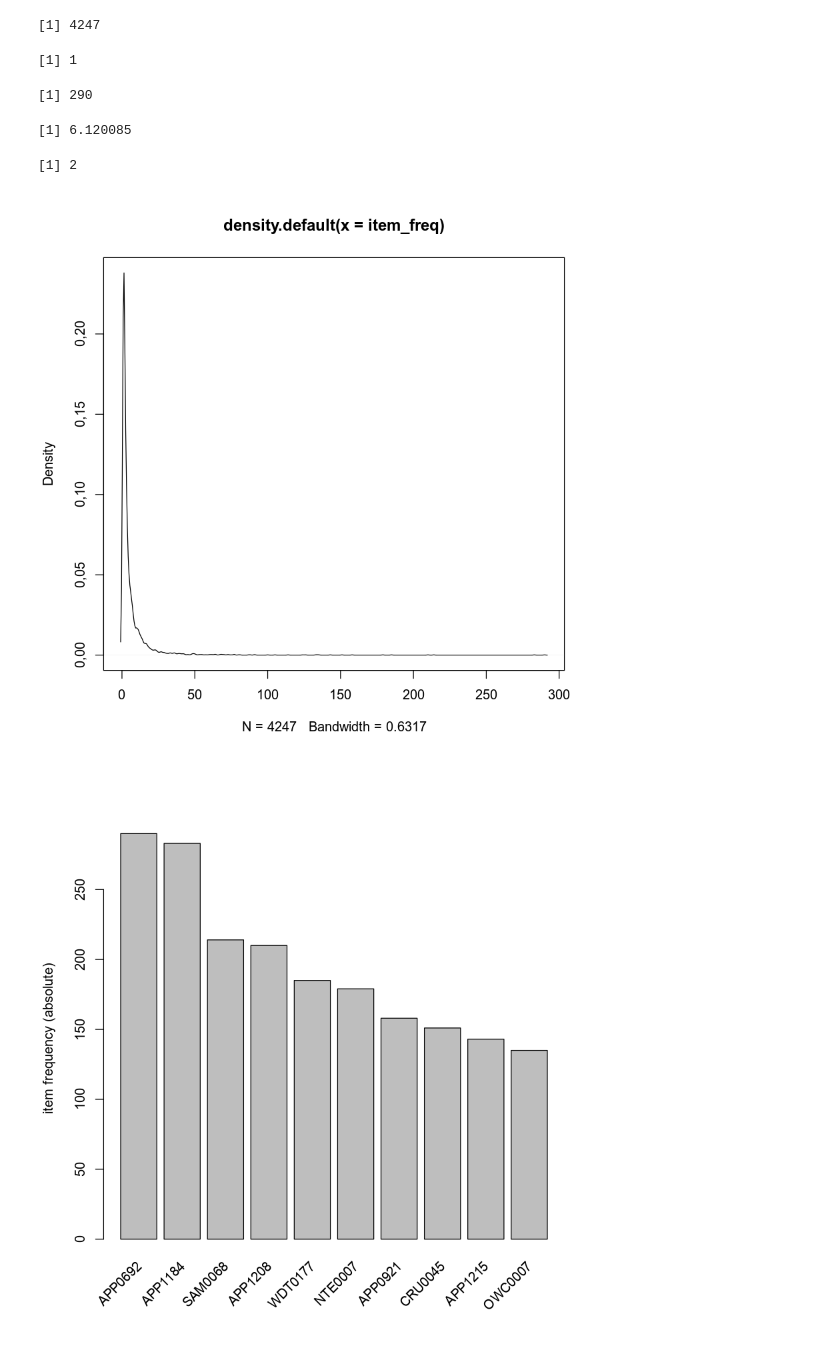
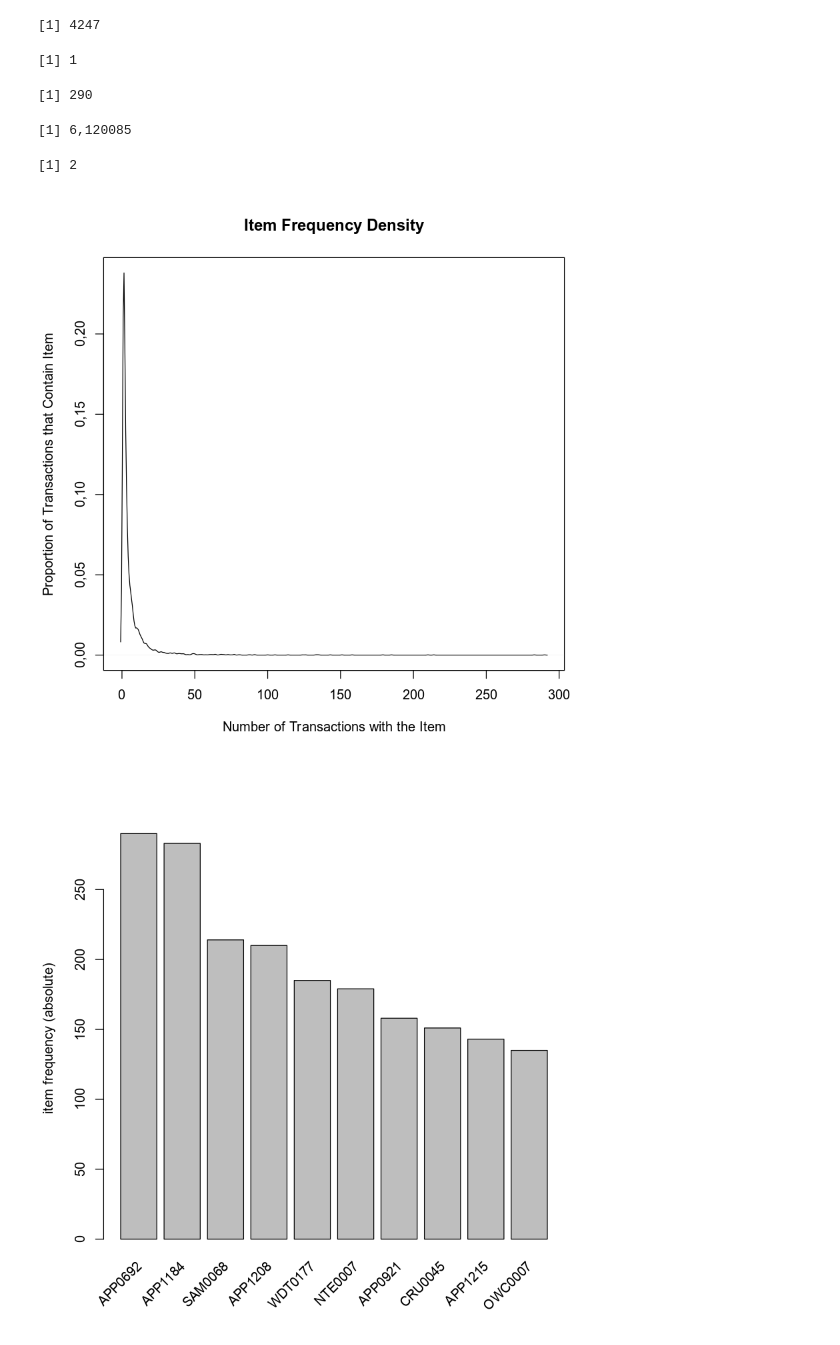
Before and after one commit to TuomoKareoja/product-associations-discovery, a Jupyter notebook: notebooks/exploratory/apriori_exploration.ipynb, the cells around one changed output. Cells and saved outputs as stored; diff of their text form; code cells hidden in the pictures.

```diff
--- a/notebooks/exploratory/apriori_exploration.ipynb
+++ b/notebooks/exploratory/apriori_exploration.ipynb
@@ -3,8 +3,9 @@ library(arules)
 library(arulesViz)
 library(dplyr)
 # %%
-# Reading the unmodified raw data
+# Reading the unmodified raw transcations data and product category labels
 data_trans <- arules::read.transactions("../../data/raw/trans.csv", sep=',', format='basket', header=TRUE)
+data_cat <- read.csv('../../data/processed/product_categories.csv')
 # %%
 arules::inspect(head(data_trans))
 # %% [output]
@@ -15,3 +16,13 @@ arules::inspect(head(data_trans))
 [4] {APP0432,APP1457,APP2487,APP2552,BOS0059}
 [5] {APP1208,APP1459,ELA0004,LAC0221,LGE0038}
 [6] {APP1916,APP2498}
+# %%
+# Adding item group category from categories extracted from the pdf. Some missing values for categories
+items <- arules::itemInfo(data_trans)
+names(data_cat) <- c('labels', 'level1')
+items_with_cat <- merge(x=items, y=data_cat, by = "labels", all.x=TRUE)
+summary(items_with_cat)
+head(items_with_cat)
+
+# assigning the labels to the data
+arules::itemInfo(data_trans) <- items_with_cat
@@ -33,17 +62,17 @@ length(arules::itemLabels(data_trans))
 # %% [output]
 [1] 4247
 # %%
-# There are very few items that make the bulk of the sales and long tale of rarely bought items
+# Most of the items only appear only in few transactions, with a clear median of 2 (check plot below)
 item_freq <- arules::itemFrequency(data_trans, type='absolute')
 min(item_freq)
 max(item_freq)
 mean(item_freq)
 median(item_freq)
-plot(density(item_freq))
+plot(density(item_freq), main = 'Item Frequency Density', ylab = "Proportion of Transactions that Contain Item", xlab="Number of Transactions with the Item")
 # %% [output]
 [1] 1
 [1] 290
-[1] 6.120085
+[1] 6,120085
 [1] 2
-[figure, old version]
+[figure, new version]
 # %%
```
Also changed, not shown: parts of 11 cells of this notebook, 3 other files.
